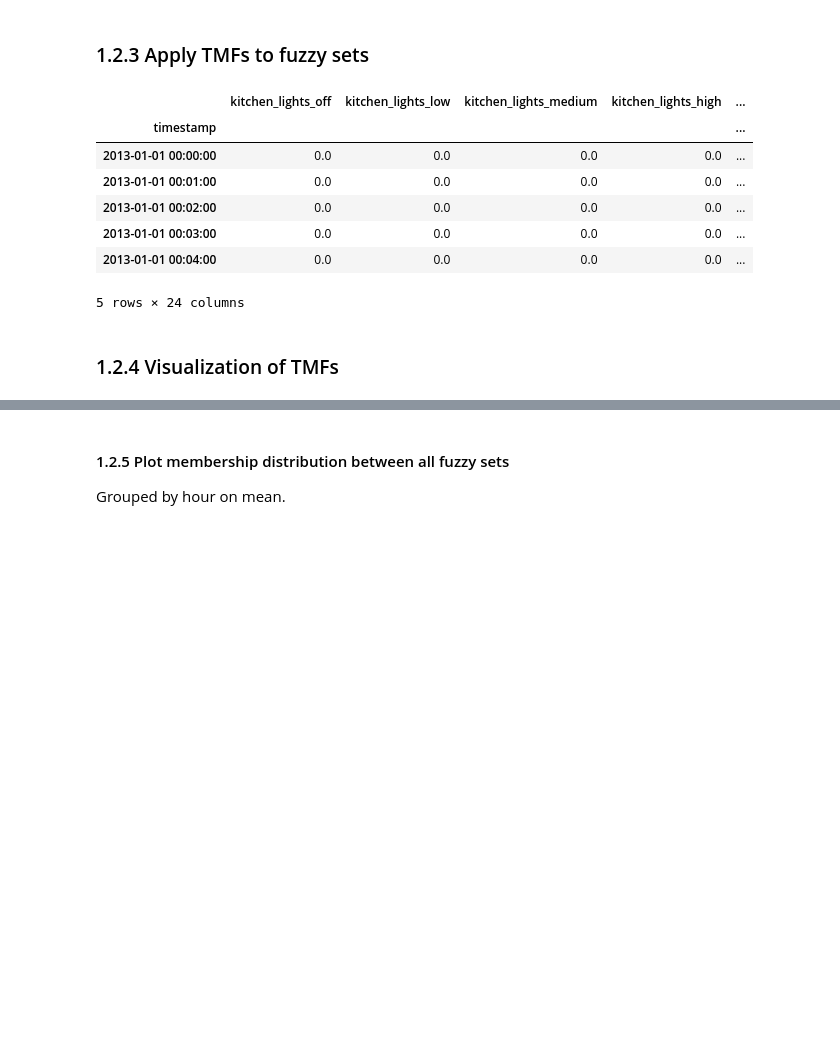
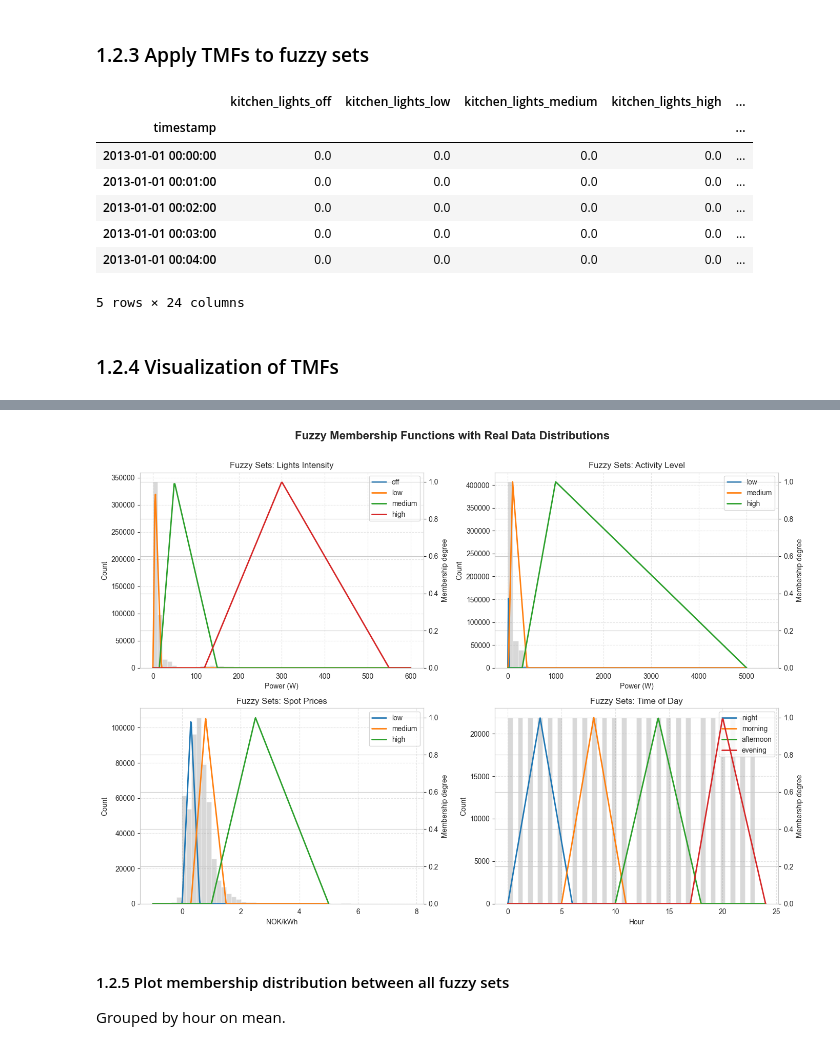
Before and after one commit to jofa016/ACIT4620---Fuzzy-System, a Jupyter notebook: fuzzy_main.ipynb, the cells around one changed output, grey strips where cells are left out. Drawn from its saved outputs; the diff is of its cells as text; code cells hidden in the pictures; blank space fills up the shorter version.

Commit message:
added grid for triangle memberships with real data distribution

```diff
--- a/fuzzy_main.ipynb
+++ b/fuzzy_main.ipynb
@@ -245,3 +253,98 @@ plot_membership_set((0, 24), time_of_day, "Time of day", "Hour")
+# %%
+def plot_membership_grid_with_hist(data, lights_limits, activity_limits, electricity_prices, time_of_day):
+    """
+    Create a 2x2 grid of raw histograms overlaid with fuzzy membership functions.
+    """
+
+    fig, axes = plt.subplots(2, 2, figsize=(14, 10))
+    plt.subplots_adjust(hspace=0.4, wspace=0.3)
+
+    # --- Subplot 1: Lights ---
+    ax1 = axes[0, 0]
+    ax2 = ax1.twinx()
+    lights_data = data["kitchen_lights"].values + data["lounge_lights"].values
+    x = np.linspace(0, 600, 400)
+    ax1.hist(lights_data, bins=50, alpha=0.3, color='grey', label="Data distribution")
+    for label, (a, b, c) in lights_limits.items():
+        y = triangular_membership(x, a, b, c)
+        ax2.plot(x, y, label=label, linewidth=2)
+    ax1.set_title("Fuzzy Sets: Lights Intensity")
+    ax1.set_xlabel("Power (W)")
+    ax1.set_ylabel("Count")
+    ax2.set_ylabel("Membership degree")
+    ax2.set_ylim(0, 1.05)
+    lines, labels = ax2.get_legend_handles_labels()
+    ax1.legend(lines, labels, loc="upper right")
+    ax1.grid(True, linestyle='--', alpha=0.5)
+
+    # --- Subplot 2: Activity ---
+    ax1 = axes[0, 1]
+    ax2 = ax1.twinx()
+    activity_data = data["kitchen_activity"].values + data["lounge_activity"].values
+    x = np.linspace(0, 5000, 400)
+    ax1.hist(activity_data, bins=50, alpha=0.3, color='grey', label="Data distribution")
+    for label, (a, b, c) in activity_limits.items():
+        y = triangular_membership(x, a, b, c)
+        ax2.plot(x, y, label=label, linewidth=2)
+    ax1.set_title("Fuzzy Sets: Activity Level")
+    ax1.set_xlabel("Power (W)")
+    ax1.set_ylabel("Count")
+    ax2.set_ylabel("Membership degree")
+    ax2.set_ylim(0, 1.05)
+    lines, labels = ax2.get_legend_handles_labels()
+    ax1.legend(lines, labels, loc="upper right")
+    ax1.grid(True, linestyle='--', alpha=0.5)
+
+    # --- Subplot 3: Spot Prices ---
+    ax1 = axes[1, 0]
+    ax2 = ax1.twinx()
+    price_data = data["spot_price"].values
+    x = np.linspace(-1, 5, 400)
+    ax1.hist(price_data, bins=50, alpha=0.3, color='grey', label="Data distribution")
+    for label, (a, b, c) in electricity_prices.items():
+        y = triangular_membership(x, a, b, c)
+        ax2.plot(x, y, label=label, linewidth=2)
+    ax1.set_title("Fuzzy Sets: Spot Prices")
+    ax1.set_xlabel("NOK/kWh")
+    ax1.set_ylabel("Count")
+    ax2.set_ylabel("Membership degree")
+    ax2.set_ylim(0, 1.05)
+    lines, labels = ax2.get_legend_handles_labels()
+    ax1.legend(lines, labels, loc="upper right")
+    ax1.grid(True, linestyle='--', alpha=0.5)
+
+    # --- Subplot 4: Time of Day ---
+    ax1 = axes[1, 1]
+    ax2 = ax1.twinx()
+    time_data = data["hour"].values
+    x = np.linspace(0, 24, 400)
+    ax1.hist(time_data, bins=50, alpha=0.3, color='grey', label="Data distribution")
+    for label, (a, b, c) in time_of_day.items():
+        y = triangular_membership(x, a, b, c)
+        ax2.plot(x, y, label=label, linewidth=2)
+    ax1.set_title("Fuzzy Sets: Time of Day")
+    ax1.set_xlabel("Hour")
+    ax1.set_ylabel("Count")
+    ax2.set_ylabel("Membership degree")
+    ax2.set_ylim(0, 1.05)
+    lines, labels = ax2.get_legend_handles_labels()
+    ax1.legend(lines, labels, loc="upper right")
+    ax1.grid(True, linestyle='--', alpha=0.5)
+
+    # Global figure title
+    fig.suptitle("Fuzzy Membership Functions with Real Data Distributions", fontsize=16, fontweight='bold')
+    plt.tight_layout(rect=(0, 0, 1, 0.97))
+    plt.show()
+
+plot_membership_grid_with_hist(
+    data,
+    lights_limits=lights_limits,
+    activity_limits=activity_limits,
+    electricity_prices=electricity_prices,
+    time_of_day=time_of_day
+)
+# %% [output]
+[figure, added]
 # %% [markdown]
 #### 1.2.5 Plot membership distribution between all fuzzy sets
 
```
Also changed, not shown: parts of 9 cells of this notebook.
